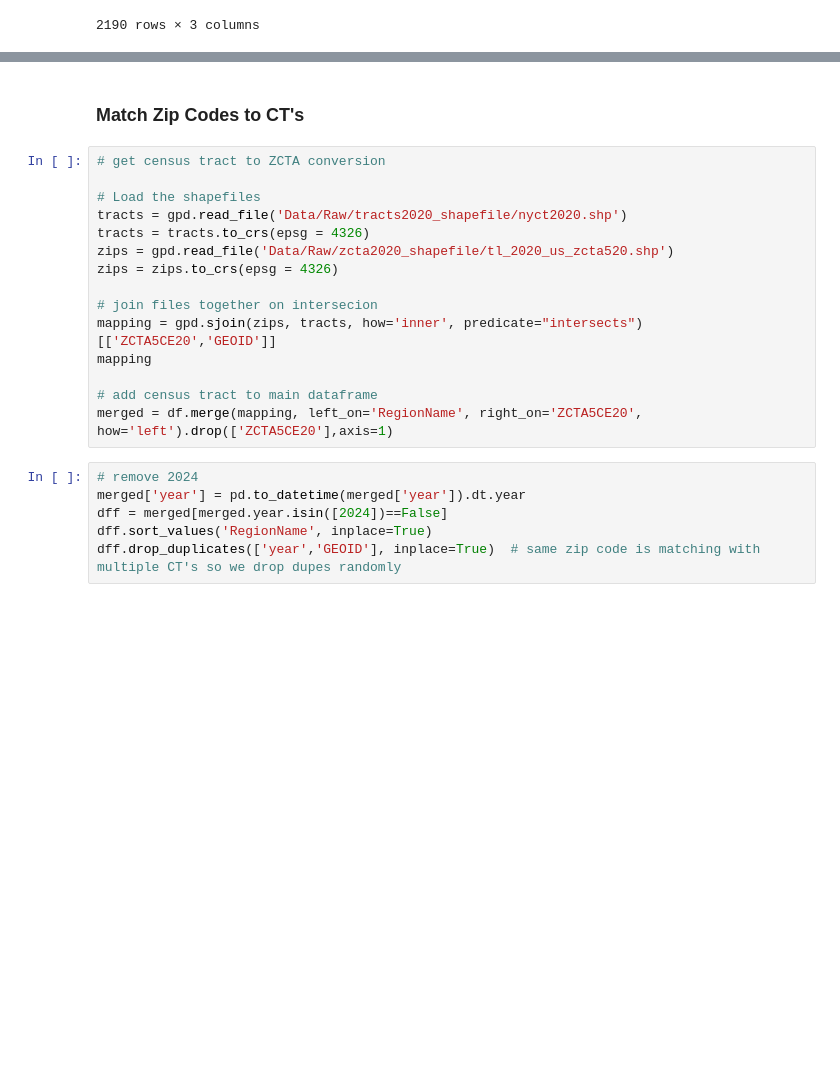
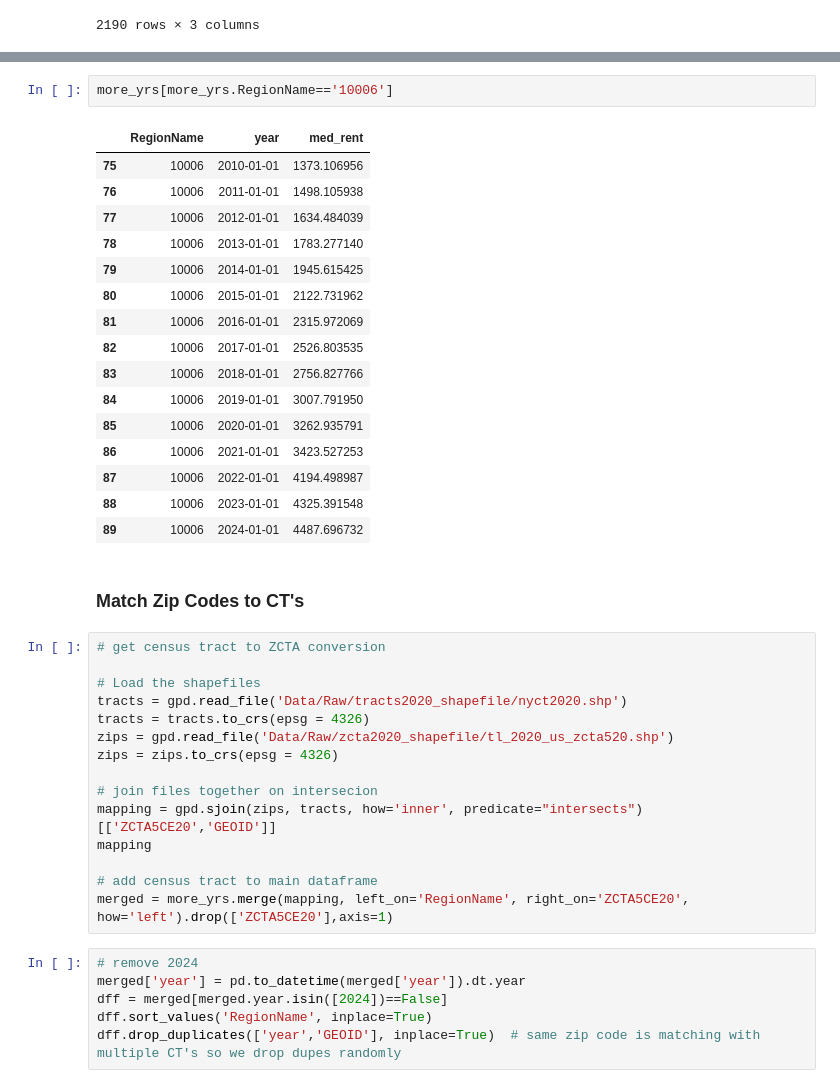
Before and after one commit to khyateed/forecasting-gentrification-nyc, a Jupyter notebook: zillow_data.ipynb, the cells around one changed output, grey strips where cells are left out. Saved outputs shown, nothing was run; the diff lists cells and outputs as text; blank space fills up the shorter version.

```diff
--- a/zillow_data.ipynb
+++ b/zillow_data.ipynb
@@ -106,6 +115,25 @@ See the caveats in the documentation: https://pandas.pydata.org/pandas-docs/stab
 | 2188 | 11694 | 2023-01-01 | NaN |
 | 2189 | 11694 | 2024-01-01 | 2733.333333 |
 2190 rows × 3 columns
+# %%
+more_yrs[more_yrs.RegionName=='10006']
+# %% [output]
+|  | RegionName | year | med_rent |
+| 75 | 10006 | 2010-01-01 | 1373.106956 |
+| 76 | 10006 | 2011-01-01 | 1498.105938 |
+| 77 | 10006 | 2012-01-01 | 1634.484039 |
+| 78 | 10006 | 2013-01-01 | 1783.277140 |
+| 79 | 10006 | 2014-01-01 | 1945.615425 |
+| 80 | 10006 | 2015-01-01 | 2122.731962 |
+| 81 | 10006 | 2016-01-01 | 2315.972069 |
+| 82 | 10006 | 2017-01-01 | 2526.803535 |
+| 83 | 10006 | 2018-01-01 | 2756.827766 |
+| 84 | 10006 | 2019-01-01 | 3007.791950 |
+| 85 | 10006 | 2020-01-01 | 3262.935791 |
+| 86 | 10006 | 2021-01-01 | 3423.527253 |
+| 87 | 10006 | 2022-01-01 | 4194.498987 |
+| 88 | 10006 | 2023-01-01 | 4325.391548 |
+| 89 | 10006 | 2024-01-01 | 4487.696732 |
 # %% [markdown]
 ### Match Zip Codes to CT's
 # %%
@@ -122,7 +150,7 @@ mapping = gpd.sjoin(zips, tracts, how='inner', predicate="intersects")[['ZCTA5CE
 mapping
 
 # add census tract to main dataframe
-merged = df.merge(mapping, left_on='RegionName', right_on='ZCTA5CE20', how='left').drop(['ZCTA5CE20'],axis=1)
+merged = more_yrs.merge(mapping, left_on='RegionName', right_on='ZCTA5CE20', how='left').drop(['ZCTA5CE20'],axis=1)
 # %%
 # remove 2024
 merged['year'] = pd.to_datetime(merged['year']).dt.year
```
Also changed, not shown: parts of 7 cells of this notebook.
